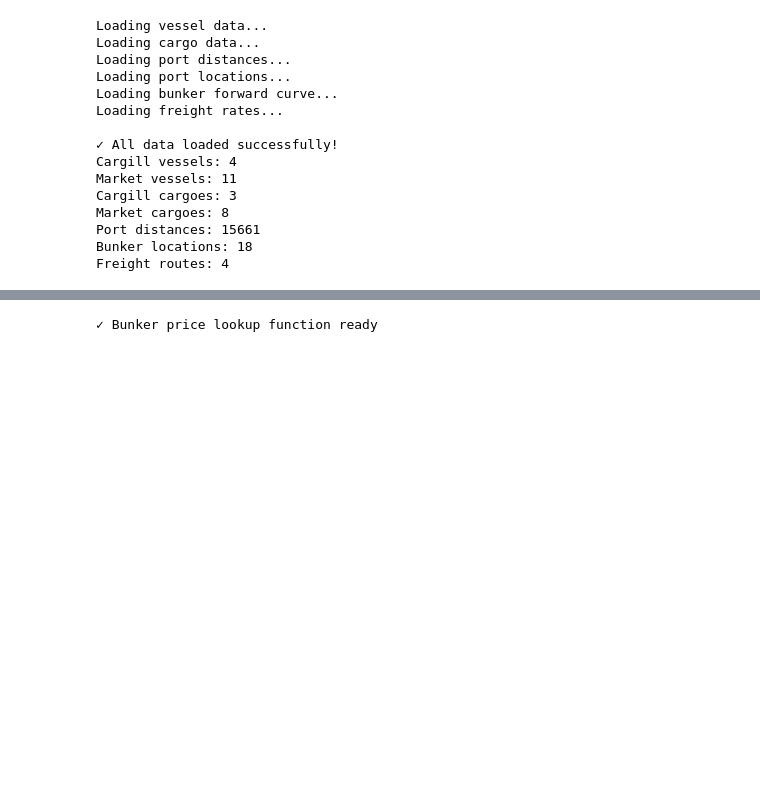
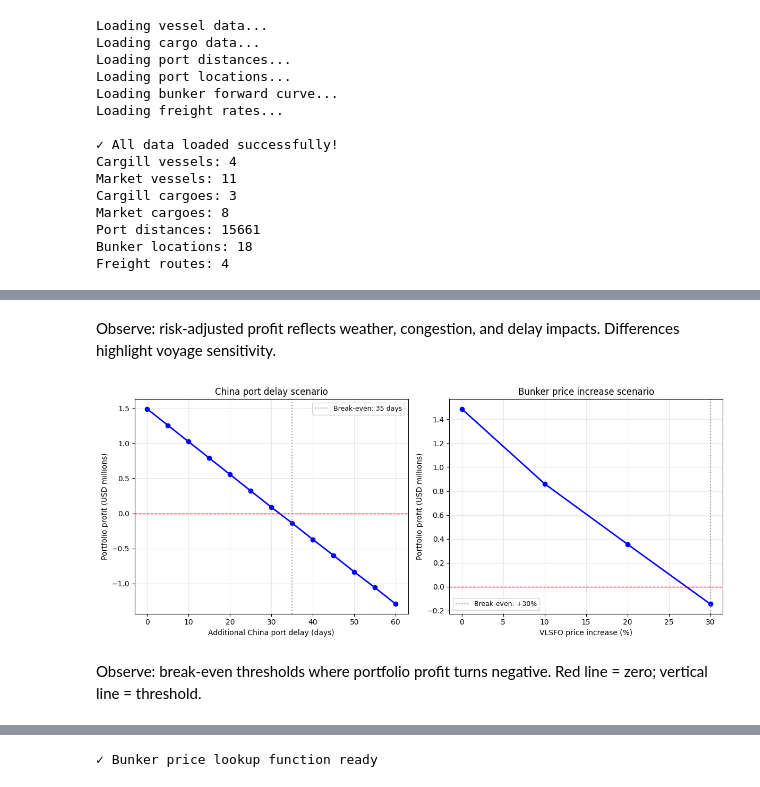
Before and after one commit to royzhack/cargill-hackathon, a Jupyter notebook: vessel_cargo_optimization_multileg.ipynb, the cells around one changed output, grey strips where cells are left out. Cells and saved outputs as stored; diff of their text form; code cells hidden in the pictures; blank space fills up the shorter version.

```diff
--- a/vessel_cargo_optimization_multileg.ipynb
+++ b/vessel_cargo_optimization_multileg.ipynb
@@ -94,0 +237,42 @@ Freight routes: 4
+# %% [markdown]
+Observe: risk-adjusted profit reflects weather, congestion, and delay impacts. Differences highlight voyage sensitivity.
+# %%
+# Viz 4: Scenario analysis – threshold points where optimal decisions change
+try:
+    d_df = delay_df if 'delay_df' in dir() and len(delay_df) > 0 else pd.read_csv(Path("processed/scenario_china_delay.csv"))
+    b_df = bunker_df if 'bunker_df' in dir() and len(bunker_df) > 0 else pd.read_csv(Path("processed/scenario_bunker_increase.csv"))
+except Exception:
+    d_df = pd.read_csv(Path("processed/scenario_china_delay.csv"))
+    b_df = pd.read_csv(Path("processed/scenario_bunker_increase.csv"))
+
+fig, (ax1, ax2) = plt.subplots(1, 2, figsize=(12, 5))
+ax1.plot(d_df["China_Delay_Days"], d_df["Total_Portfolio_Profit"] / 1e6, "b-o", linewidth=2, markersize=6)
+ax1.axhline(0, color="red", linestyle="--", linewidth=1)
+neg = d_df[d_df["Total_Portfolio_Profit"] < 0]
+thresh_d = neg.iloc[0]["China_Delay_Days"] if len(neg) > 0 else None
+if thresh_d is not None:
+    ax1.axvline(thresh_d, color="gray", linestyle=":", alpha=0.8, label=f"Break-even: {int(thresh_d)} days")
+ax1.set_xlabel("Additional China port delay (days)")
+ax1.set_ylabel("Portfolio profit (USD millions)")
+ax1.set_title("China port delay scenario")
+ax1.legend(loc="best", fontsize=9)
+ax1.grid(True, alpha=0.3)
+
+ax2.plot(b_df["Bunker_Increase_Pct"], b_df["Total_Portfolio_Profit"] / 1e6, "b-o", linewidth=2, markersize=6)
+ax2.axhline(0, color="red", linestyle="--", linewidth=1)
+neg_b = b_df[b_df["Total_Portfolio_Profit"] < 0]
+thresh_b = neg_b.iloc[0]["Bunker_Increase_Pct"] if len(neg_b) > 0 else None
+if thresh_b is not None:
+    ax2.axvline(thresh_b, color="gray", linestyle=":", alpha=0.8, label=f"Break-even: +{int(thresh_b)}%")
+ax2.set_xlabel("VLSFO price increase (%)")
+ax2.set_ylabel("Portfolio profit (USD millions)")
+ax2.set_title("Bunker price increase scenario")
+ax2.legend(loc="best", fontsize=9)
+ax2.grid(True, alpha=0.3)
+
+plt.tight_layout()
+plt.show()
+# %% [output]
+[figure, added]
+# %% [markdown]
+Observe: break-even thresholds where portfolio profit turns negative. Red line = zero; vertical line = threshold.
```
Also changed, not shown: parts of 34 cells of this notebook, 17 other files.
